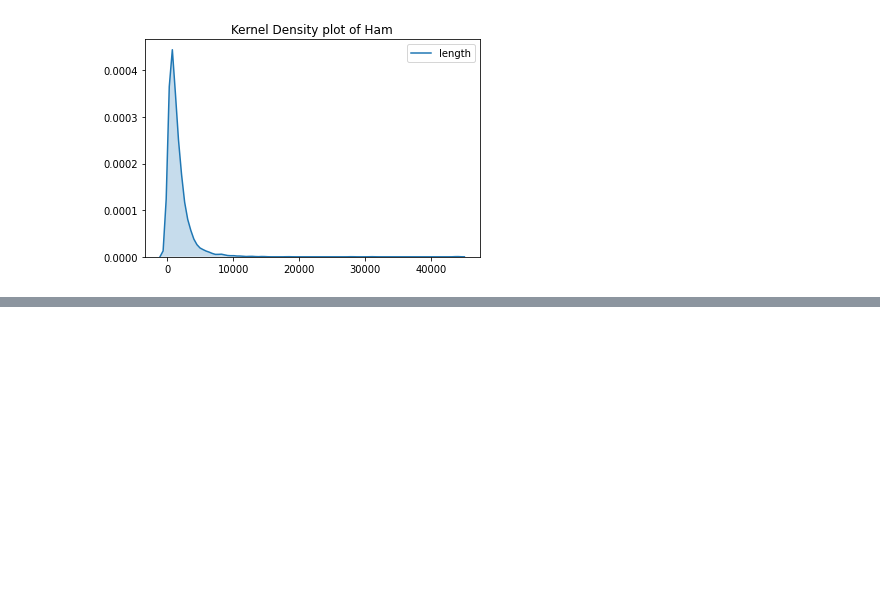
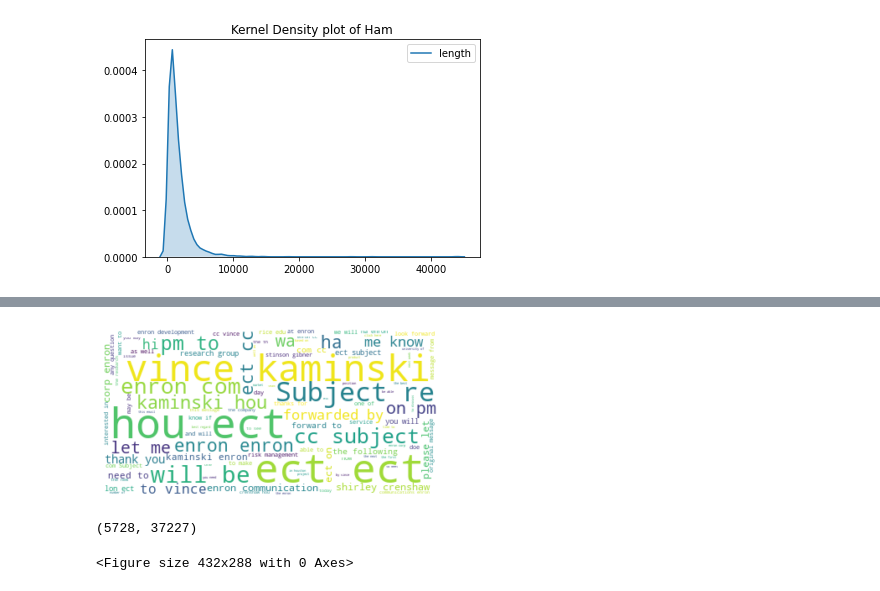
Before and after one commit to ashwinjohn3/Spam-Classifier, a Jupyter notebook: spam_classifier.ipynb, the cells around one changed output, grey strips where cells are left out. Saved outputs shown, nothing was run; the diff lists cells and outputs as text; code cells hidden in the pictures; blank space fills up the shorter version.

```diff
--- a/spam_classifier.ipynb
+++ b/spam_classifier.ipynb
@@ -156,0 +153,17 @@ print (ham[ham['length']==max(ham['length'])].text.iloc[0])
+# %%
+from wordcloud import WordCloud, STOPWORDS
+# Creating the wordcloud
+stopwords = set(STOPWORDS)
+stopwords.update('Subject','ect')
+text = " ".join(text for text in emails.text)
+# Generate a word cloud image
+wordcloud = WordCloud(stopwords=stopwords, max_font_size=50, max_words=100,background_color="white").generate(text)
+
+# Display the generated image:
+# the matplotlib way:
+
+plt.imshow(wordcloud, interpolation='bilinear')
+plt.axis("off")
+plt.show()
+# %% [output]
+[figure, added]
@@ -156,0 +180,4 @@ print (ham[ham['length']==max(ham['length'])].text.iloc[0])
+# %%
+X.shape
+# %% [output]
+(5728, 37227)
@@ -156,0 +223,11 @@ print (ham[ham['length']==max(ham['length'])].text.iloc[0])
+# %%
+# Plotting the Confusion of test data set
+fig, ax = plt.subplots(len(cm))
+for i in range(1,len(cm)):
+    plt.title(f'{model_name[i-1]} Confusion Matrix of {data[i-1]} Dataset')
+    sns.heatmap(cm[i-1], cmap='plasma', annot=True, square=True, fmt='d',
+           xticklabels=['Ham', 'Spam'],
+           yticklabels=['Ham', 'Spam'])
+    plt.show()
+# %% [output]
+<Figure size 432x288 with 0 Axes>
```
Also changed, not shown: parts of 18 cells of this notebook.
